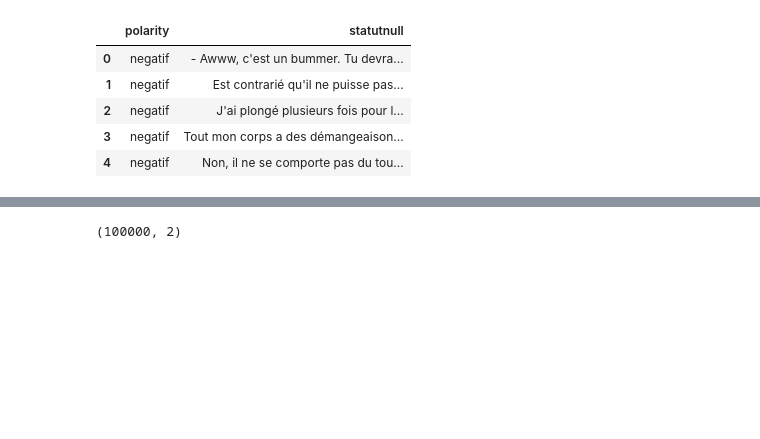
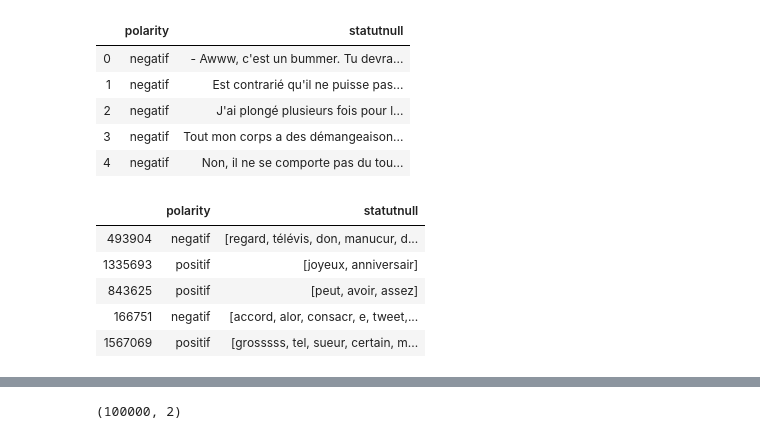
Before and after one commit to alinedebenath/ironhack-datalabs-dataparis0619-pt, a Jupyter notebook: final-project/final-project-NLP.ipynb, the cells around one changed output, grey strips where cells are left out. Drawn from its saved outputs; the diff is of its cells as text; code cells hidden in the pictures; blank space fills up the shorter version.

```diff
--- a/final-project/final-project-NLP.ipynb
+++ b/final-project/final-project-NLP.ipynb
@@ -81,3 +80,12 @@ train.statutnull = train.statutnull.apply(lambda s: remove_stopwords(s))
+# %%
+train.head()
+# %% [output]
+|  | polarity | statutnull |
+| 493904 | negatif | [regard, télévis, don, manucur, d... |
+| 1335693 | positif | [joyeux, anniversair] |
+| 843625 | positif | [peut, avoir, assez] |
+| 166751 | negatif | [accord, alor, consacr, e, tweet,... |
+| 1567069 | positif | [grosssss, tel, sueur, certain, m... |
 # %%
 train.rename(columns={'statutnull':'tweet'},inplace=True)
 # %%
```
Also changed, not shown: parts of 21 cells of this notebook, 1 other file.
